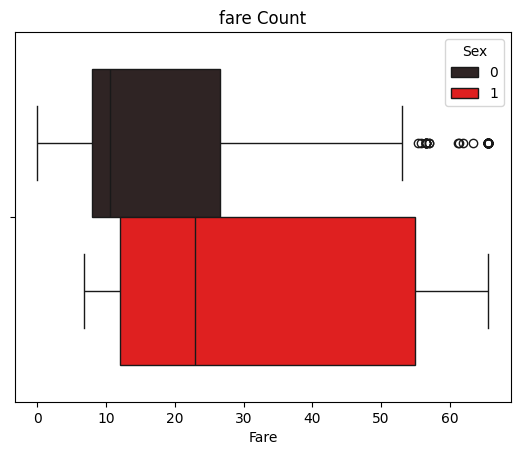
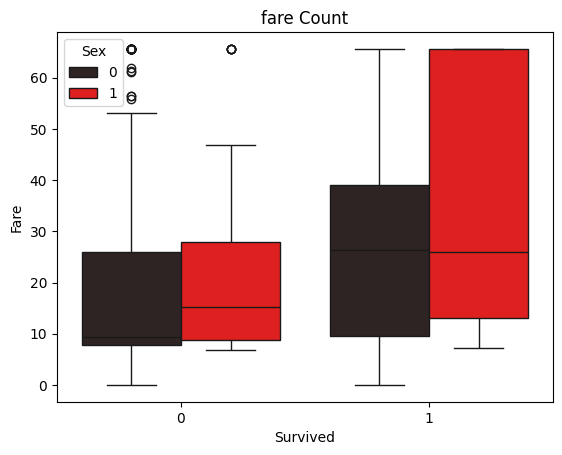
The notebook cell's code change between the first figure and the second:
--- before
+++ after
@@ -1,4 +1,4 @@
 plt.figure()
-sns.boxplot(x="Fare", data=df , hue= "Sex" ,palette='dark:red')
+sns.boxplot(y="Fare", x= "Survived" , data=df , hue= "Sex" ,palette='dark:red')
 plt.title("fare Count")
 plt.show()

Commit: 7_2